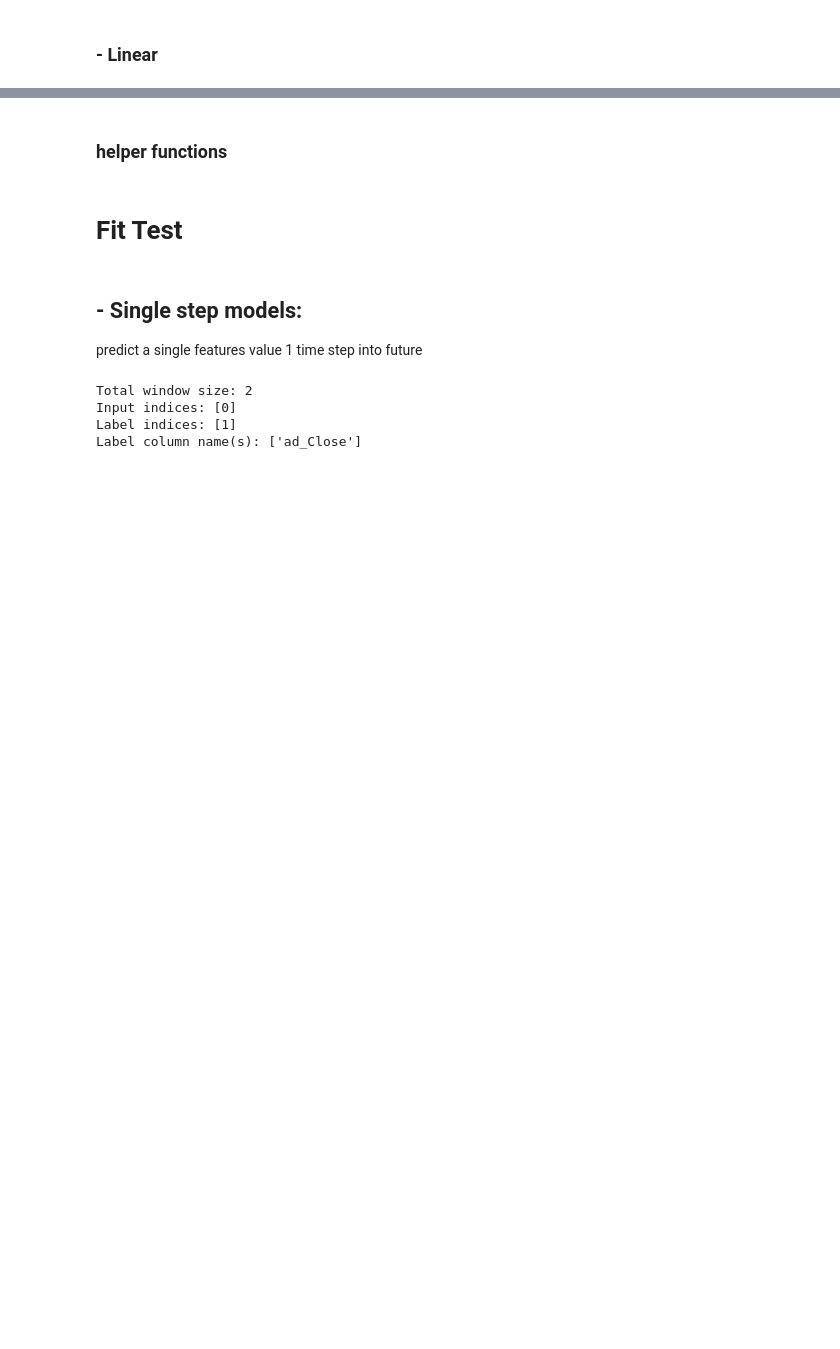
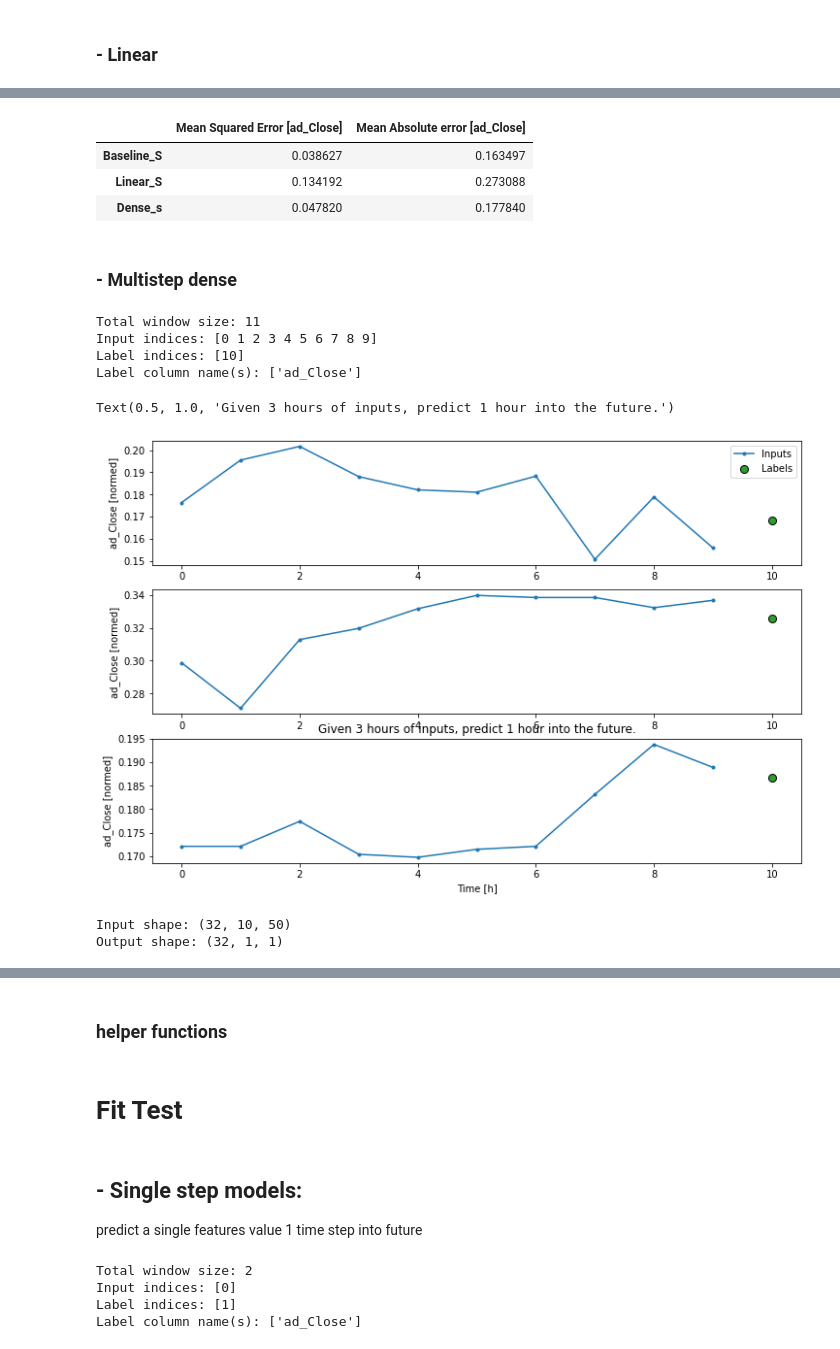
Before and after one commit to valentina-bec/tokyo-stock-exchange, a Jupyter notebook: notebooks/model_tf_adapted.ipynb, the cells around one changed output, grey strips where cells are left out. Cells and saved outputs as stored; diff of their text form; code cells hidden in the pictures; blank space fills up the shorter version.

Commit message:
single step all

```diff
--- a/notebooks/model_tf_adapted.ipynb
+++ b/notebooks/model_tf_adapted.ipynb
@@ -366,0 +477,29 @@ maxCacheSize: 2.67 GB
+# %%
+pd.DataFrame(performance, index=['Mean Squared Error [ad_Close]', 'Mean Absolute error [ad_Close]']).T
+# %% [output]
+|  | Mean Squared Error [ad_Close] | Mean Absolute error [ad_Close] |
+| Baseline_S | 0.038627 | 0.163497 |
+| Linear_S | 0.134192 | 0.273088 |
+| Dense_s | 0.047820 | 0.177840 |
+# %% [markdown]
+### - Multistep dense
+# %%
+CONV_WIDTH = 10 #3
+conv_window = WindowGenerator(
+    input_width=CONV_WIDTH,
+    label_width=1,
+    shift=1,
+    label_columns=['ad_Close'])
+
+conv_window
+# %% [output]
+Total window size: 11
+Input indices: [0 1 2 3 4 5 6 7 8 9]
+Label indices: [10]
+Label column name(s): ['ad_Close']
+# %%
+conv_window.plot()
+plt.title("Given 3 hours of inputs, predict 1 hour into the future.")
+# %% [output]
+Text(0.5, 1.0, 'Given 3 hours of inputs, predict 1 hour into the future.')
+[figure, added]
@@ -366,0 +517,6 @@ maxCacheSize: 2.67 GB
+# %%
+print('Input shape:', conv_window.example[0].shape)
+print('Output shape:', multi_step_dense(conv_window.example[0]).shape)
+# %% [output]
+Input shape: (32, 10, 50)
+Output shape: (32, 1, 1)
```
Also changed, not shown: parts of 63 cells of this notebook.
